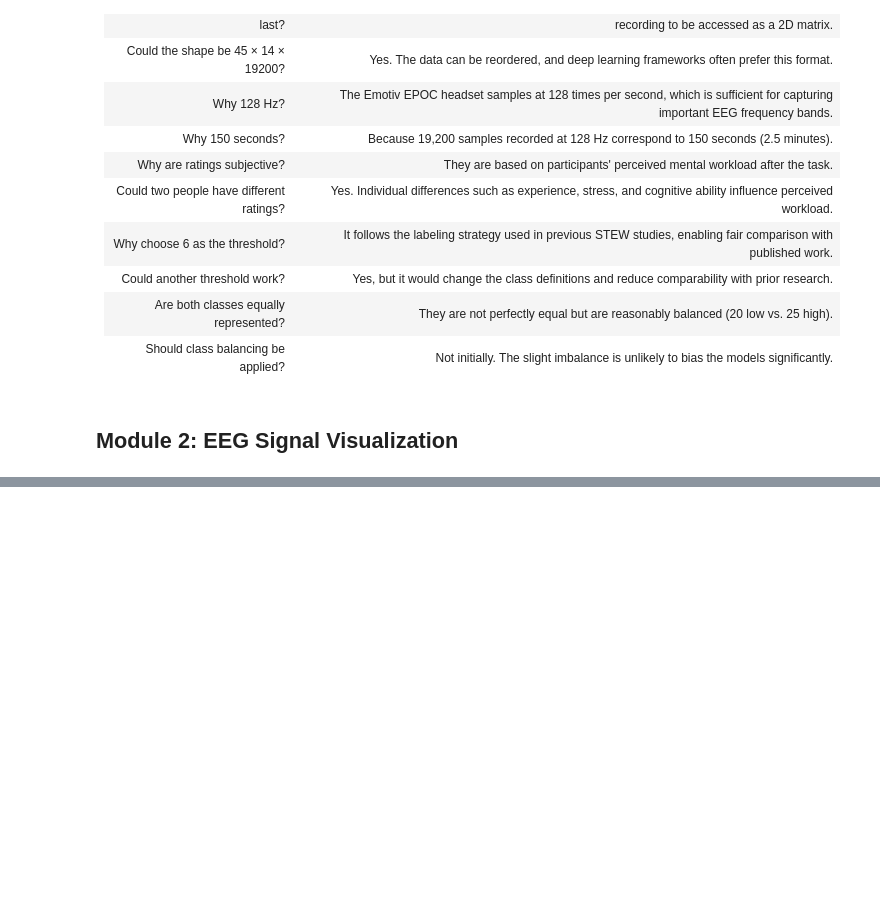
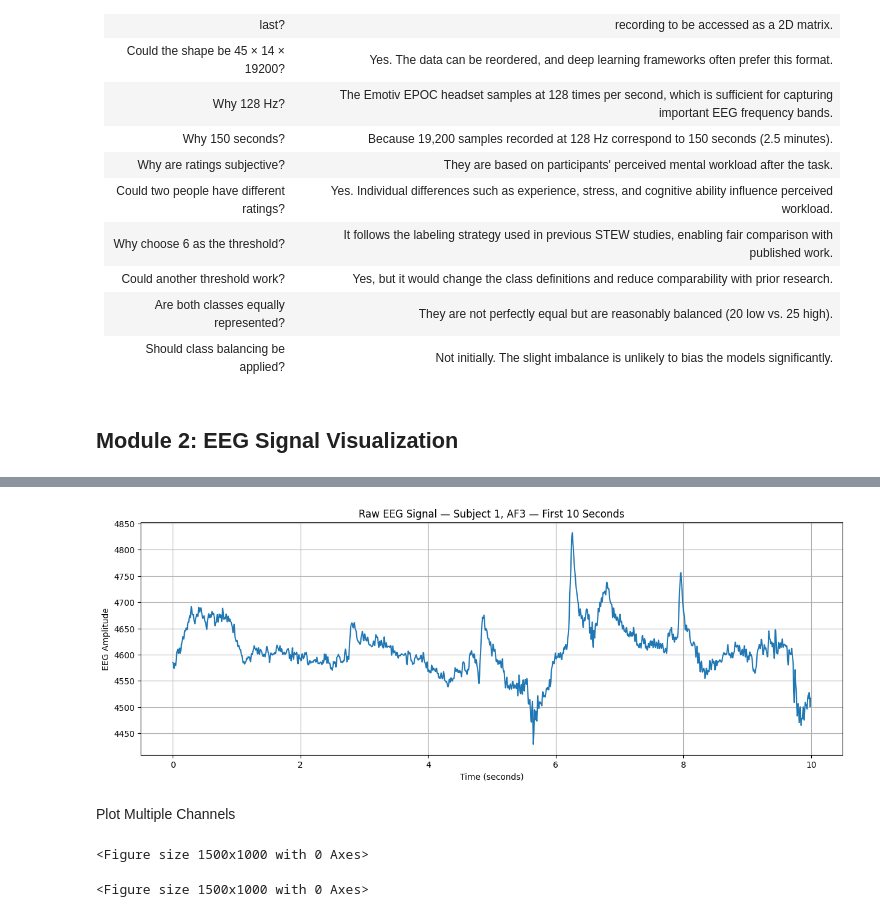
Before and after one commit to HumaimaRiaz47/eeg-cognitive-load-comparison, a Jupyter notebook: notebooks/dataset_exploration.ipynb, the cells around one changed output, grey strips where cells are left out. Saved outputs shown, nothing was run; the diff lists cells and outputs as text; code cells hidden in the pictures; blank space fills up the shorter version.

```diff
--- a/notebooks/dataset_exploration.ipynb
+++ b/notebooks/dataset_exploration.ipynb
@@ -253,0 +298,24 @@ np.save("binary_labels.npy", binary_labels)
+# %%
+start_time = 0
+end_time = 10
+
+start_sample = start_time * fs
+end_sample = end_time * fs
+
+plt.figure(figsize=(15, 5))
+
+plt.plot(
+    time[start_sample:end_sample],
+    signal[start_sample:end_sample]
+)
+
+plt.xlabel("Time (seconds)")
+plt.ylabel("EEG Amplitude")
+plt.title("Raw EEG Signal — Subject 1, AF3 — First 10 Seconds")
+
+plt.grid(True)
+plt.show()
+# %% [output]
+[figure, added]
+# %% [markdown]
+Plot Multiple Channels
@@ -253,0 +335,9 @@ np.save("binary_labels.npy", binary_labels)
+# %%
+selected_channels = ["AF3", "F3", "F4", "AF4"]
+
+time = np.arange(X.shape[1]) / fs
+
+plt.figure(figsize=(15, 10))
+# %% [output]
+<Figure size 1500x1000 with 0 Axes>
+<Figure size 1500x1000 with 0 Axes>
```
Also changed, not shown: parts of 21 cells of this notebook.
